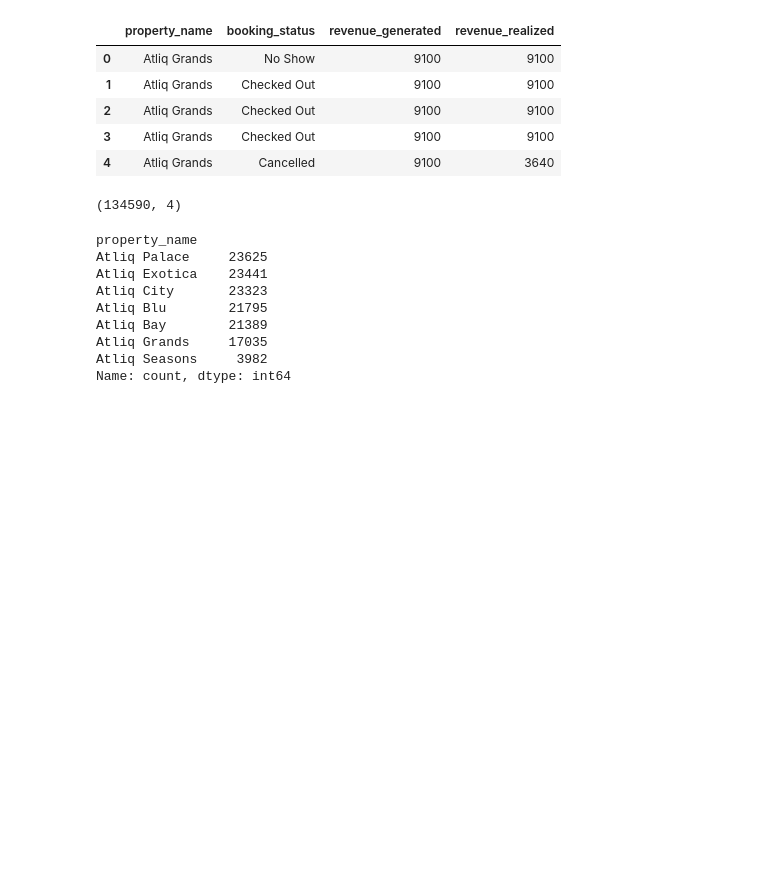
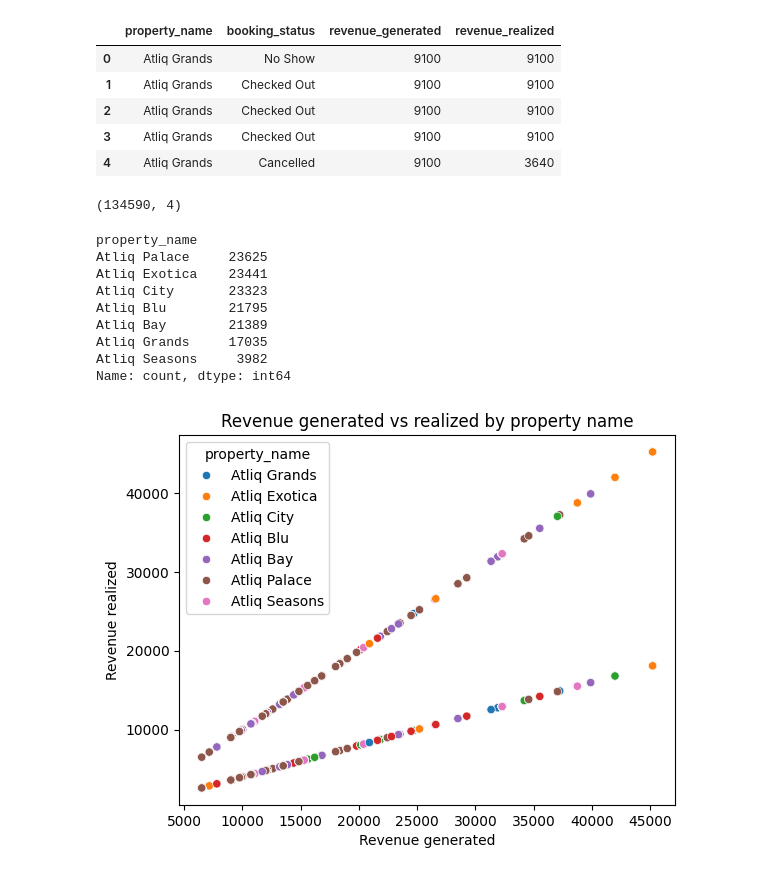
Before and after one commit to Bhuvi128/Hospitality-Revenue-Optimization-Data-analysis, a Jupyter notebook: Hospitality Revenue Optimzation.ipynb, the cells around one changed output. Saved outputs shown, nothing was run; the diff lists cells and outputs as text; code cells hidden in the pictures; blank space fills up the shorter version.

```diff
--- a/Hospitality Revenue Optimzation.ipynb
+++ b/Hospitality Revenue Optimzation.ipynb
@@ -603,3 +586,12 @@ Atliq Bay        21389
 Atliq Grands     17035
 Atliq Seasons     3982
 Name: count, dtype: int64
+# %%
+# Relationship between revenue generated and realized by property name
+sns.scatterplot(data = prop_nam_rev, x = 'revenue_generated', y = 'revenue_realized', hue = 'property_name')
+plt.title("Revenue generated vs realized by property name")
+plt.xlabel("Revenue generated")
+plt.ylabel("Revenue realized")
+plt.show()
+# %% [output]
+[figure, added]
```
Also changed, not shown: parts of 19 cells of this notebook, 3 other files.
